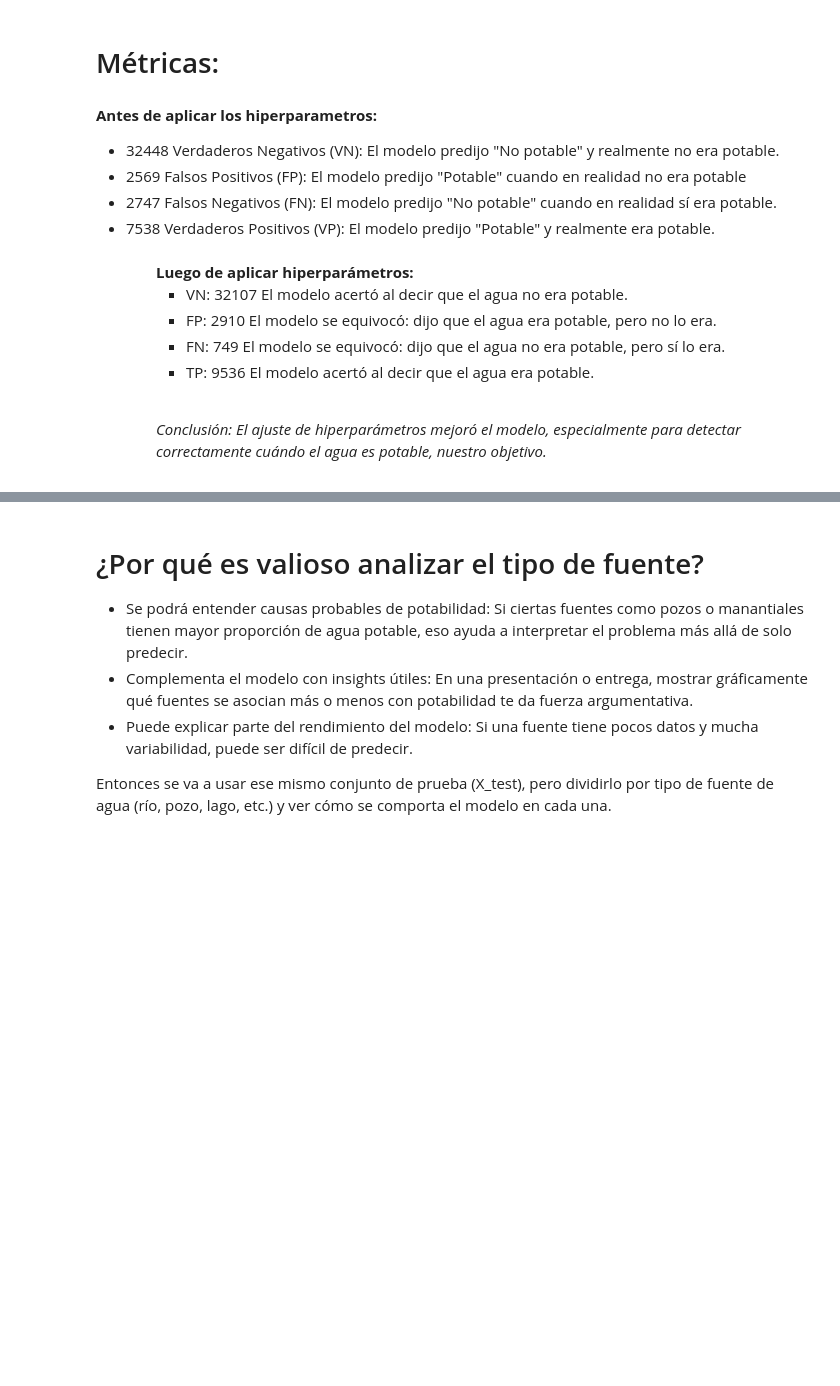
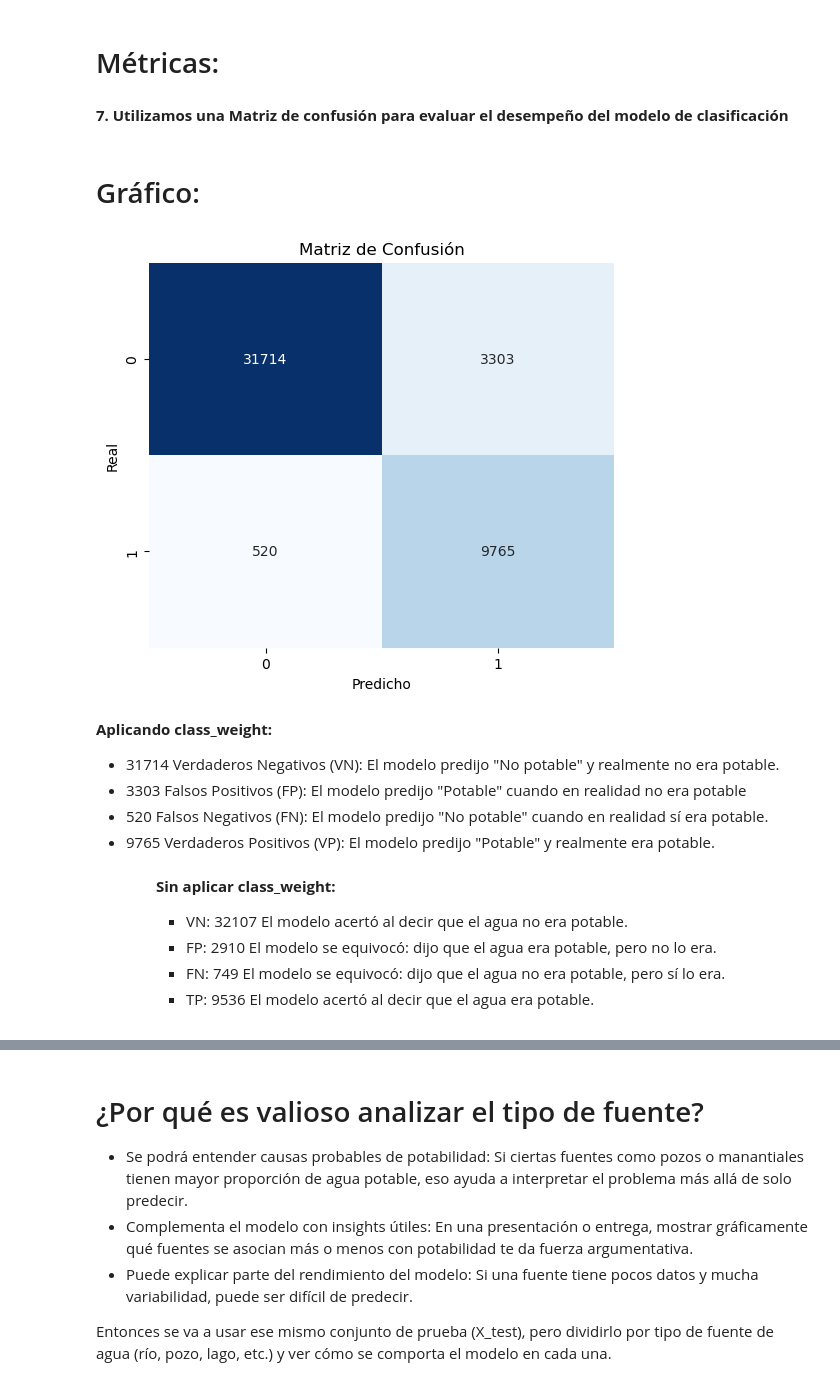
Before and after one commit to micaelakorol21/water_quality, a Jupyter notebook: water_quality.ipynb, the cells around one changed output, grey strips where cells are left out. Saved outputs shown, nothing was run; the diff lists cells and outputs as text; code cells hidden in the pictures; blank space fills up the shorter version.

```diff
--- a/water_quality.ipynb
+++ b/water_quality.ipynb
@@ -717,6 +1325,8 @@ y_pred_test = mejor_modelo.predict(X_test)
 from sklearn.metrics import accuracy_score, precision_score, recall_score, f1_score, confusion_matrix, classification_report
 # %% [markdown]
 <h1>Métricas: </h1>
+# %% [markdown]
+<b>7. Utilizamos una Matriz de confusión para evaluar el desempeño del modelo de clasificación</b>
 # %%
 # La matriz de confusión corresponde solo a las predicciones hechas sobre el conjunto de prueba (X_test) 0.2 = 20%
 # x_test son datos que el modelo nunca 'vio' antes.
@@ -727,18 +1337,37 @@ print("Matriz de confusión, aplicando foco a la clase minoritaria por desbalanc
+# %% [markdown]
+<h1>Gráfico: </h1>
+# %%
+#8.
+import matplotlib.pyplot as plt
+import seaborn as sns
+from sklearn.metrics import confusion_matrix
+
+cm = confusion_matrix(y_test, y_pred_test)
+
+plt.figure(figsize=(6,5))
+sns.heatmap(cm, annot=True, fmt="d", cmap="Blues", cbar=False)
+
+plt.title("Matriz de Confusión")
+plt.xlabel("Predicho")
+plt.ylabel("Real")
+plt.show()
+# %% [output]
+[figure, added]
 # %% [markdown]
-<b>Antes de aplicar los hiperparametros:</b>
+<b> Aplicando class_weight: </b>
 <ul>
-<li>32448 Verdaderos Negativos (VN): El modelo predijo "No potable" y realmente no era potable.</li>
-<li>2569 Falsos Positivos (FP): El modelo predijo "Potable" cuando en realidad no era potable </li>
-<li>2747 Falsos Negativos (FN): El modelo predijo "No potable" cuando en realidad sí era potable.</li>
-<li>7538 Verdaderos Positivos (VP): El modelo predijo "Potable" y realmente era potable.</li>
+<li>31714 Verdaderos Negativos (VN): El modelo predijo "No potable" y realmente no era potable.</li>
+<li>3303 Falsos Positivos (FP): El modelo predijo "Potable" cuando en realidad no era potable </li>
+<li>520 Falsos Negativos (FN): El modelo predijo "No potable" cuando en realidad sí era potable.</li>
+<li>9765 Verdaderos Positivos (VP): El modelo predijo "Potable" y realmente era potable.</li>
 <ul>
 <br>
-<b>Luego de aplicar hiperparámetros: </b>
+
+
+<b>Sin aplicar class_weight: </b>
 <ul>
 <li>VN: 32107 El modelo acertó al decir que el agua no era potable.</li>
 <li>FP: 2910 El modelo se equivocó: dijo que el agua era potable, pero no lo era.</li>
 <li>FN: 749 El modelo se equivocó: dijo que el agua no era potable, pero sí lo era.</li>
 <li>TP: 9536 El modelo acertó al decir que el agua era potable.</li>
 </ul>
-<br>
-<i>Conclusión: El ajuste de hiperparámetros mejoró el modelo, especialmente para detectar correctamente cuándo el agua es potable, nuestro objetivo. </i>
```
Also changed, not shown: parts of 105 cells of this notebook.
